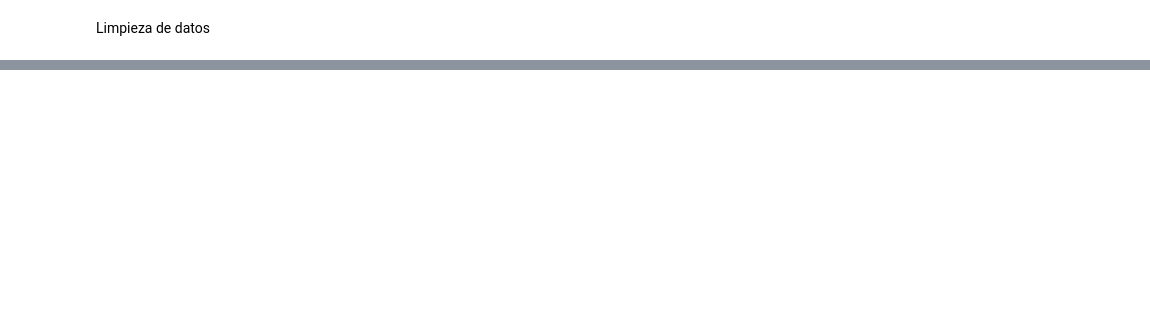
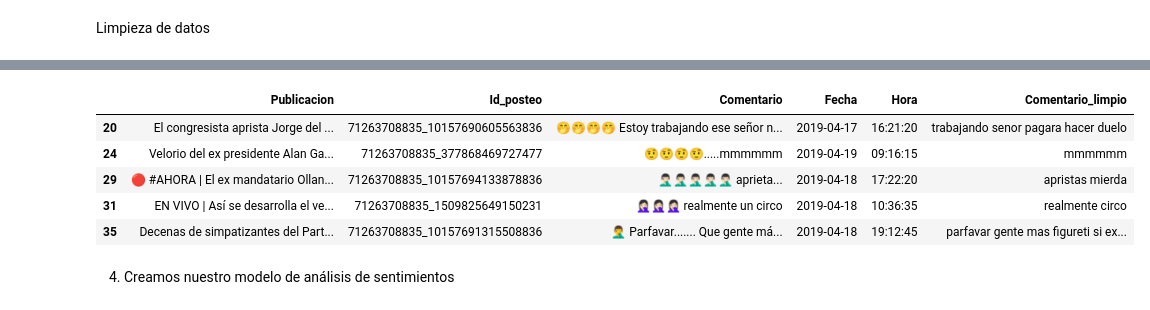
Before and after one commit to Elizabeth02fh/Datathon_Alan_Garcia, a Jupyter notebook: Limpieza.ipynb, the cells around one changed output, grey strips where cells are left out. Saved outputs shown, nothing was run; the diff lists cells and outputs as text; code cells hidden in the pictures; blank space fills up the shorter version.

```diff
--- a/Limpieza.ipynb
+++ b/Limpieza.ipynb
@@ -175,0 +189,5 @@ Length: 50830, dtype: int64
+# %%
+# Aplicamos la función a nuestro dataset
+df_publicaciones['Comentario_limpio'] = df_publicaciones['Comentario_limpio'].apply(clean_text)
+# Visualizamos el resultado
+df_publicaciones['Comentario_limpio'].value_counts()
@@ -175,0 +278,14 @@ Length: 50830, dtype: int64
+# %%
+# Reemplazar espacios en blanco por NaN
+df_publicaciones.replace(r'^\s*$', np.nan, regex=True, inplace=True)
+# %%
+# Eliminamos los valores que quedaron nulos
+df_publicaciones.dropna(inplace=True)
+# %%
+def normalize_abran(text):
+    # Patrón para identificar palabras similares a "abran"
+    pattern = r'\babran\w*'
+    # Reemplazar todas las coincidencias con "abran"
+    normalized_text = re.sub(pattern, 'abran', text, flags=re.IGNORECASE)
+    return normalized_text
+df_publicaciones['Comentario_limpio'] = df_publicaciones['Comentario_limpio'].apply(normalize_abran)
@@ -175,0 +324,12 @@ Length: 50830, dtype: int64
+# %%
+# Vemos como va quedando el dataset
+df_publicaciones.head()
+# %% [output]
+|  | Publicacion | Id_posteo | Comentario | Fecha | Hora | Comentario_limpio |
+| 20 | El congresista aprista Jorge del ... | 71263708835_10157690605563836 | 🤭🤭🤭🤭 Estoy trabajando ese señor n... | 2019-04-17 | 16:21:20 | trabajando senor pagara hacer duelo |
+| 24 | Velorio del ex presidente Alan Ga... | 71263708835_377868469727477 | 🤨🤨🤨🤨.....mmmmmm | 2019-04-19 | 09:16:15 | mmmmmm |
+| 29 | 🔴 #AHORA | El ex mandatario Ollan... | 71263708835_10157694133878836 | 🤦🏻‍♂️🤦🏻‍♂️🤦🏻‍♂️🤦🏻‍♂️🤦🏻‍♂️ aprieta... | 2019-04-18 | 17:22:20 | apristas mierda |
+| 31 | EN VIVO | Así se desarrolla el ve... | 71263708835_1509825649150231 | 🤦🏻‍♀️🤦🏻‍♀️🤦🏻‍♀️ realmente un circo | 2019-04-18 | 10:36:35 | realmente circo |
+| 35 | Decenas de simpatizantes del Part... | 71263708835_10157691315508836 | 🤦‍♂️ Parfavar....... Que gente má... | 2019-04-18 | 19:12:45 | parfavar gente mas figureti si ex... |
+# %% [markdown]
+4) Creamos nuestro modelo de análisis de sentimientos
```
Also changed, not shown: parts of 40 cells of this notebook, 6 other files.
